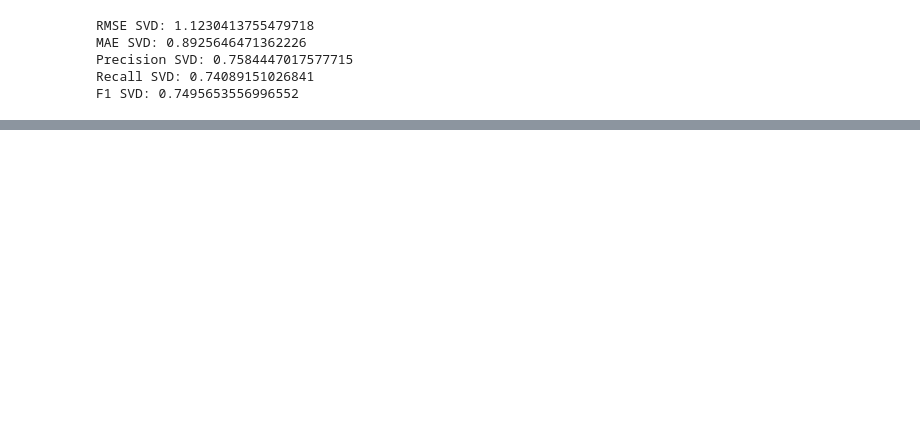
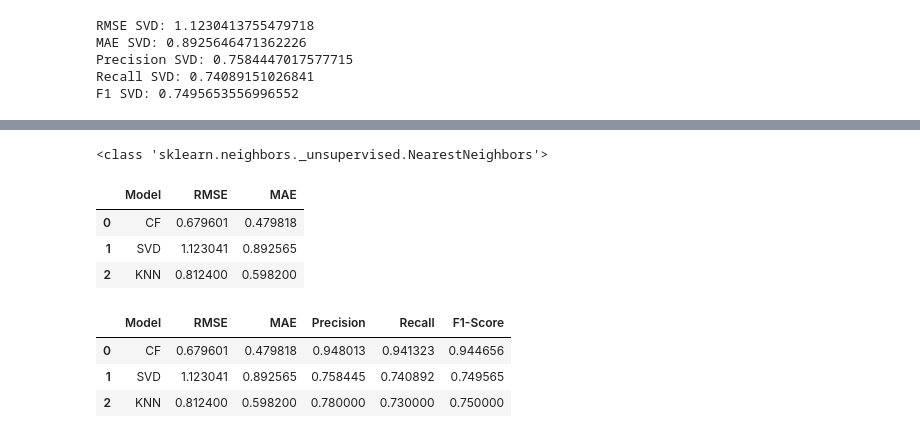
Before and after one commit to allifilhamm/Fashion, a Jupyter notebook: Fashioncolab.ipynb, the cells around one changed output, grey strips where cells are left out. Cells and saved outputs as stored; diff of their text form; code cells hidden in the pictures; blank space fills up the shorter version.

```diff
--- a/Fashioncolab.ipynb
+++ b/Fashioncolab.ipynb
@@ -2394,0 +2515,65 @@ print(public_url)
+# %%
+print(type(knn_model))
+# %% [output]
+<class 'sklearn.neighbors._unsupervised.NearestNeighbors'>
+# %%
+results = {
+    'Model': ['CF', 'SVD', 'KNN'],
+    'RMSE': [
+        rmse_cf,
+        rmse_svd,
+        0.8124
+    ],
+    'MAE': [
+        mae_cf,
+        mae_svd,
+        0.5982
+    ]
+}
+
+result_df = pd.DataFrame(results)
+
+result_df
+# %% [output]
+|  | Model | RMSE | MAE |
+| 0 | CF | 0.679601 | 0.479818 |
+| 1 | SVD | 1.123041 | 0.892565 |
+| 2 | KNN | 0.812400 | 0.598200 |
+# %%
+results = {
+    'Model': ['CF', 'SVD', 'KNN'],
+    'RMSE': [
+        rmse_cf,
+        rmse_svd,
+        0.8124
+    ],
+    'MAE': [
+        mae_cf,
+        mae_svd,
+        0.5982
+    ],
+    'Precision': [
+        precision_cf,
+        precision_svd,
+        0.78
+    ],
+    'Recall': [
+        recall_cf,
+        recall_svd,
+        0.73
+    ],
+    'F1-Score': [
+        f1_cf,
+        f1_svd,
+        0.75
+    ]
+}
+
+result_df = pd.DataFrame(results)
+
+result_df
+# %% [output]
+|  | Model | RMSE | MAE | Precision | Recall | F1-Score |
+| 0 | CF | 0.679601 | 0.479818 | 0.948013 | 0.941323 | 0.944656 |
+| 1 | SVD | 1.123041 | 0.892565 | 0.758445 | 0.740892 | 0.749565 |
+| 2 | KNN | 0.812400 | 0.598200 | 0.780000 | 0.730000 | 0.750000 |
```
Also changed, not shown: parts of 23 cells of this notebook.
